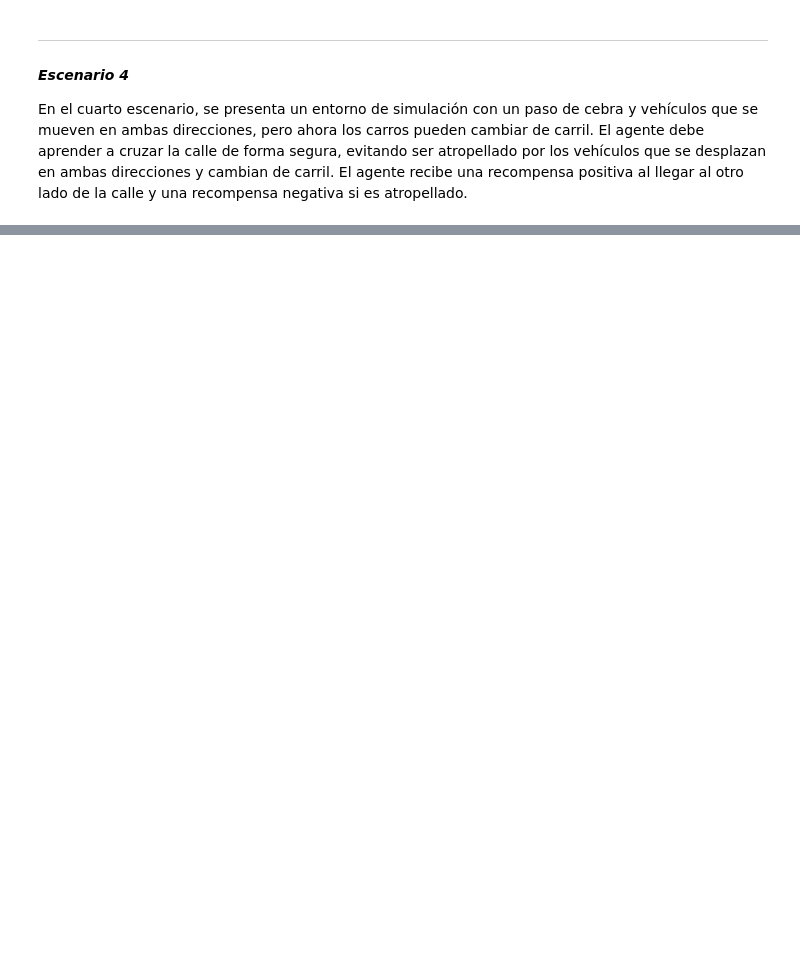
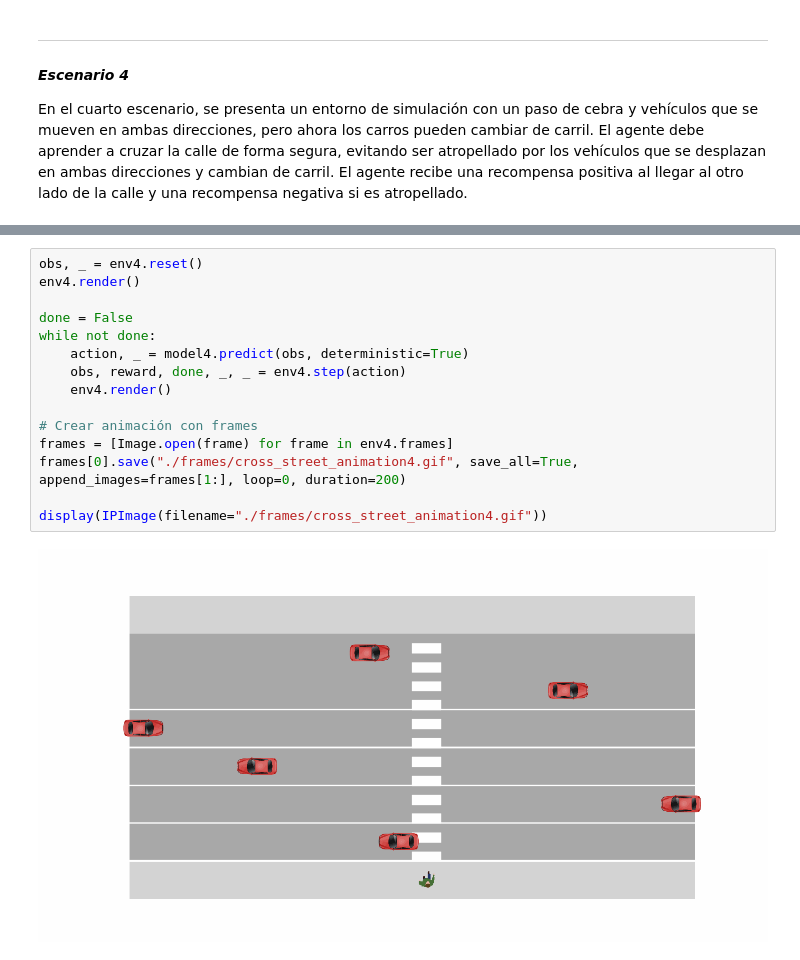
Before and after one commit to stefanoaragoni/RL-ProyectoFinal, a Jupyter notebook: proyecto.ipynb, the cells around one changed output, grey strips where cells are left out. Drawn from its saved outputs; the diff is of its cells as text; blank space fills up the shorter version.

```diff
--- a/proyecto.ipynb
+++ b/proyecto.ipynb
@@ -859,0 +1097,17 @@ En el cuarto escenario, se presenta un entorno de simulación con un paso de ceb
+# %%
+obs, _ = env4.reset()
+env4.render()
+
+done = False
+while not done:
+    action, _ = model4.predict(obs, deterministic=True)
+    obs, reward, done, _, _ = env4.step(action)
+    env4.render()
+
+# Crear animación con frames
+frames = [Image.open(frame) for frame in env4.frames]
+frames[0].save("./frames/cross_street_animation4.gif", save_all=True, append_images=frames[1:], loop=0, duration=200)
+
+display(IPImage(filename="./frames/cross_street_animation4.gif"))
+# %% [output]
+[figure, added]
```
Also changed, not shown: parts of 8 cells of this notebook.
